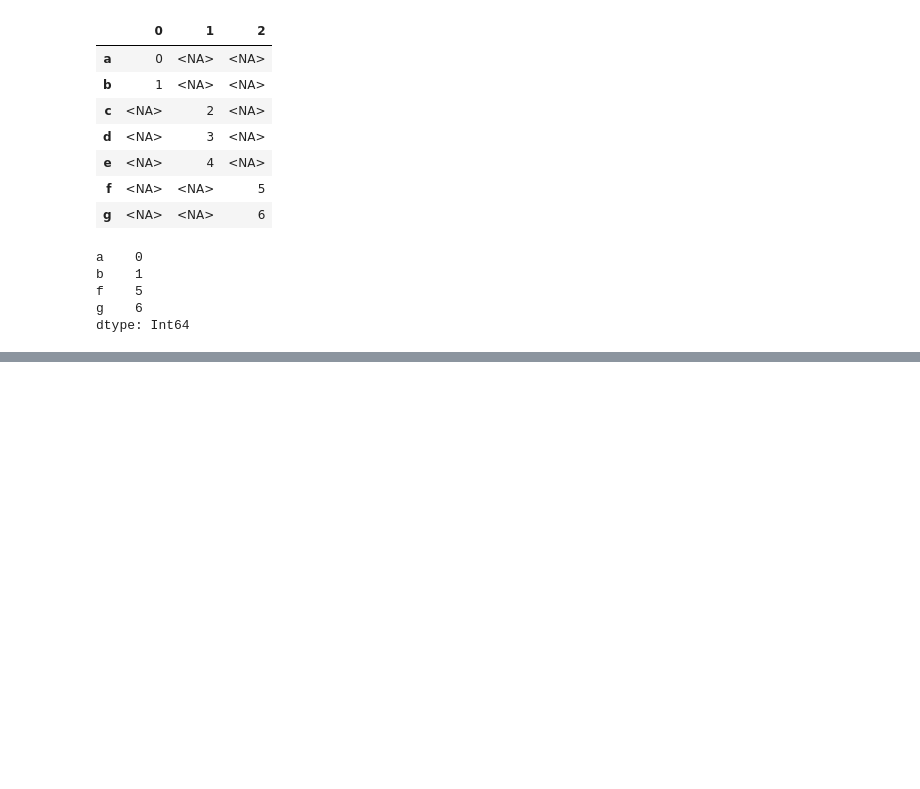
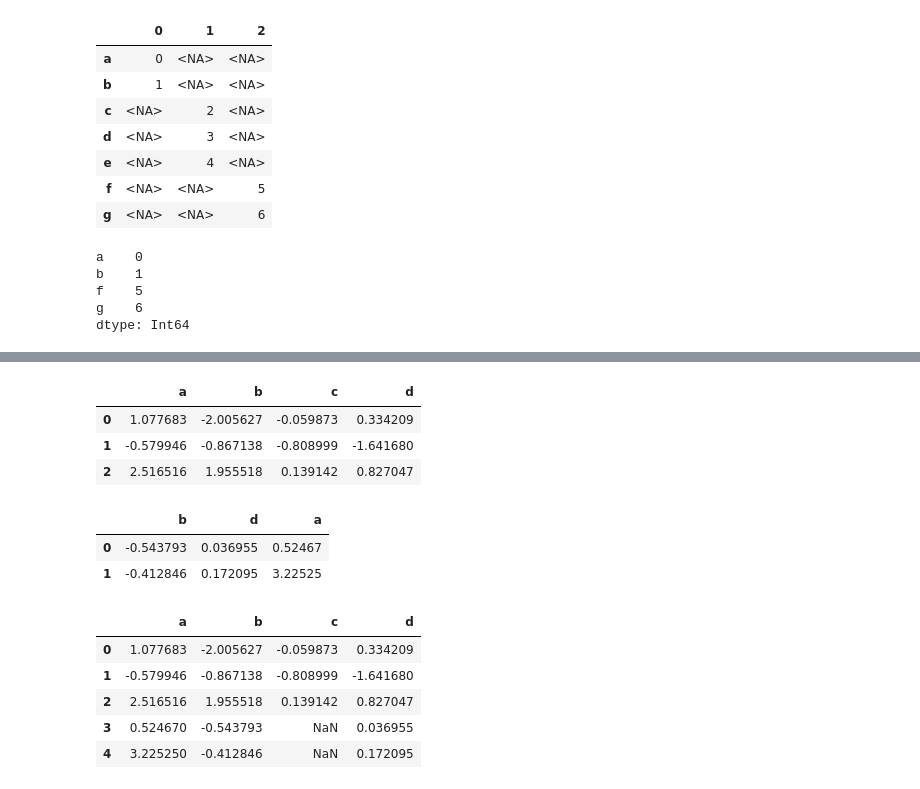
Before and after one commit to m01310g/---------, a Jupyter notebook: data_processing.ipynb, the cells around one changed output, grey strips where cells are left out. Drawn from its saved outputs; the diff is of its cells as text; code cells hidden in the pictures; blank space fills up the shorter version.

```diff
--- a/data_processing.ipynb
+++ b/data_processing.ipynb
@@ -1034,0 +1052,27 @@ dtype: Int64
+# %%
+df1 = DataFrame(np.random.standard_normal((3, 4)),
+                   columns=["a", "b", "c", "d"])
+df2 = DataFrame(np.random.standard_normal((2, 3)),
+                   columns=["b", "d", "a"])
+# %%
+df1
+# %% [output]
+|  | a | b | c | d |
+| 0 | 1.077683 | -2.005627 | -0.059873 | 0.334209 |
+| 1 | -0.579946 | -0.867138 | -0.808999 | -1.641680 |
+| 2 | 2.516516 | 1.955518 | 0.139142 | 0.827047 |
+# %%
+df2
+# %% [output]
+|  | b | d | a |
+| 0 | -0.543793 | 0.036955 | 0.52467 |
+| 1 | -0.412846 | 0.172095 | 3.22525 |
+# %%
+pd.concat([df1, df2], ignore_index=True)
+# %% [output]
+|  | a | b | c | d |
+| 0 | 1.077683 | -2.005627 | -0.059873 | 0.334209 |
+| 1 | -0.579946 | -0.867138 | -0.808999 | -1.641680 |
+| 2 | 2.516516 | 1.955518 | 0.139142 | 0.827047 |
+| 3 | 0.524670 | -0.543793 | NaN | 0.036955 |
+| 4 | 3.225250 | -0.412846 | NaN | 0.172095 |
```
Also changed, not shown: parts of 40 cells of this notebook, 3 other files.
